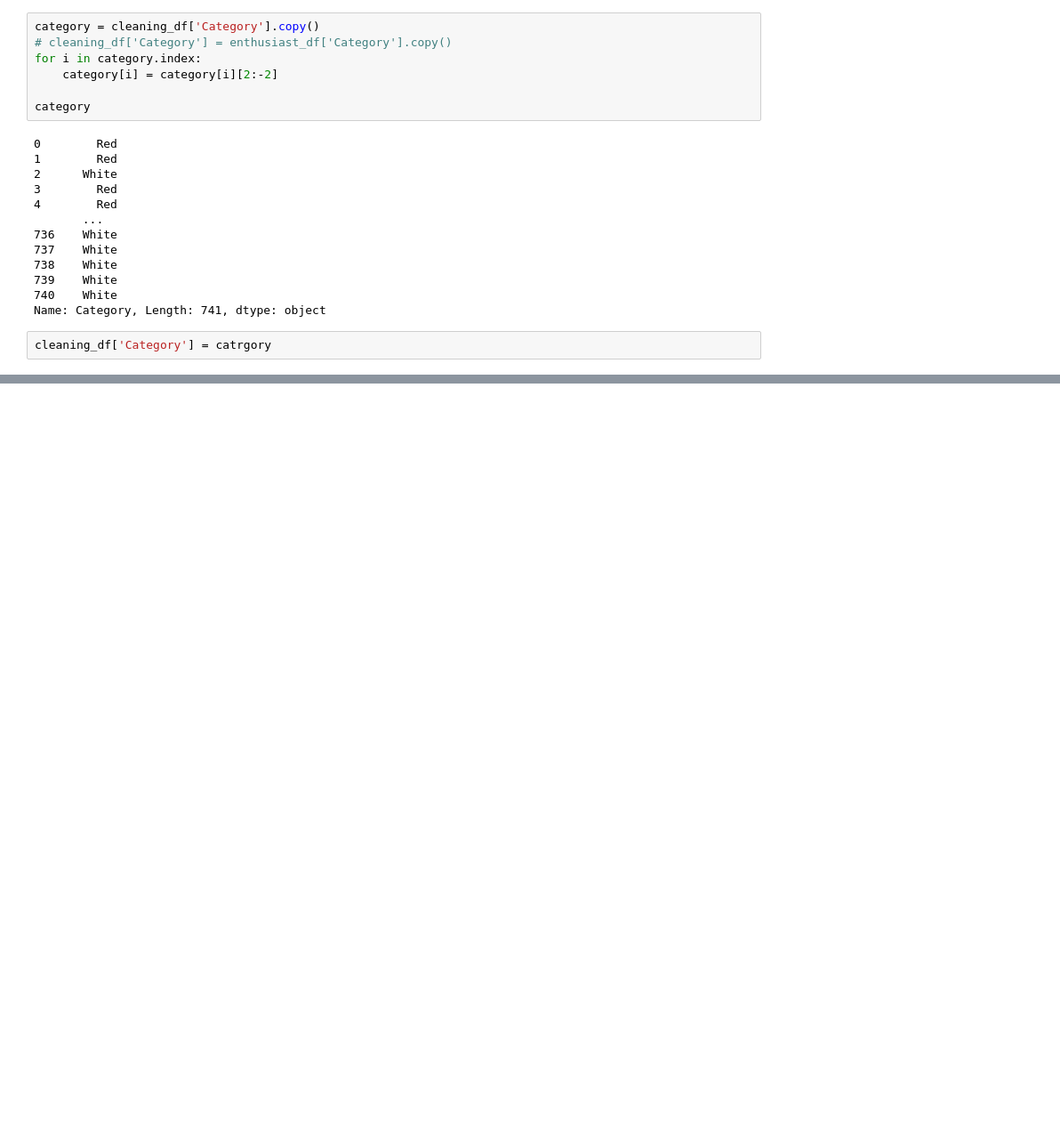
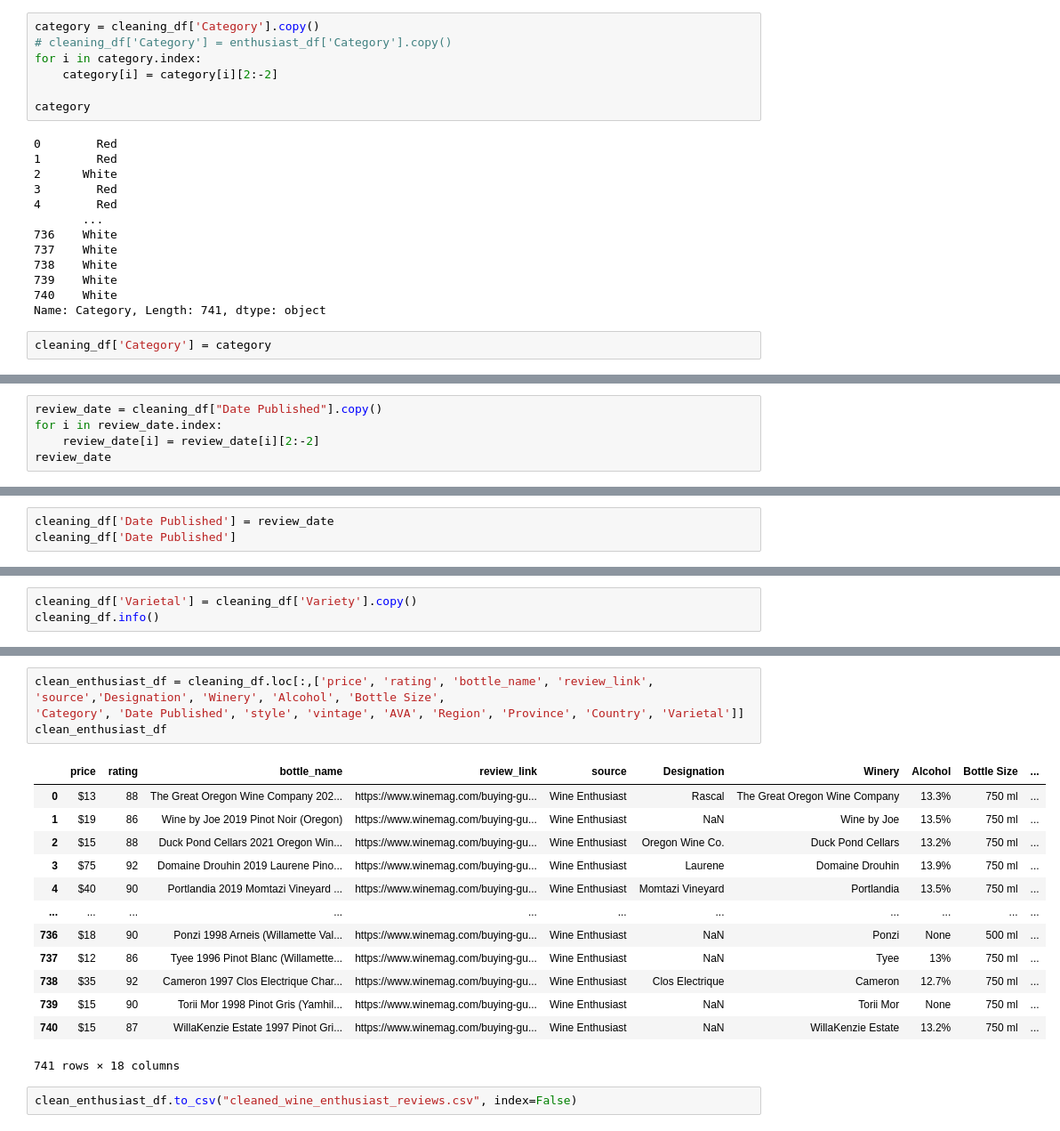
Before and after one commit to Bag0niku/Oregon_Wine, a Jupyter notebook: data/wine/nick_cleaning_wine_reviews.ipynb, the cells around one changed output, grey strips where cells are left out. Shown at 89% size. Drawn from its saved outputs; the diff is of its cells as text; blank space fills up the shorter version.

Commit message:
Wine Enthusiast reviews are clean enough to merge

```diff
--- a/data/wine/nick_cleaning_wine_reviews.ipynb
+++ b/data/wine/nick_cleaning_wine_reviews.ipynb
@@ -636,4 +636,4 @@ category
 740    White
 Name: Category, Length: 741, dtype: object
 # %%
-cleaning_df['Category'] = catrgory
+cleaning_df['Category'] = category
@@ -639,0 +645,5 @@ cleaning_df['Category'] = catrgory
+# %%
+review_date = cleaning_df["Date Published"].copy()
+for i in review_date.index:
+    review_date[i] = review_date[i][2:-2]
+review_date
@@ -639,0 +663,3 @@ cleaning_df['Category'] = catrgory
+# %%
+cleaning_df['Date Published'] = review_date
+cleaning_df['Date Published']
@@ -639,0 +679,3 @@ cleaning_df['Category'] = catrgory
+# %%
+cleaning_df['Varietal'] = cleaning_df['Variety'].copy()
+cleaning_df.info()
@@ -639,0 +700,20 @@ cleaning_df['Category'] = catrgory
+# %%
+clean_enthusiast_df = cleaning_df.loc[:,['price', 'rating', 'bottle_name', 'review_link', 'source','Designation', 'Winery', 'Alcohol', 'Bottle Size',
+'Category', 'Date Published', 'style', 'vintage', 'AVA', 'Region', 'Province', 'Country', 'Varietal']]
+clean_enthusiast_df
+# %% [output]
+|  | price | rating | bottle_name | review_link | source | Designation | Winery | Alcohol | Bottle Size | ... |
+| 0 | $13 | 88 | The Great Oregon Wine Company 202... | https://www.winemag.com/buying-gu... | Wine Enthusiast | Rascal | The Great Oregon Wine Company | 13.3% | 750 ml | ... |
+| 1 | $19 | 86 | Wine by Joe 2019 Pinot Noir (Oregon) | https://www.winemag.com/buying-gu... | Wine Enthusiast | NaN | Wine by Joe | 13.5% | 750 ml | ... |
+| 2 | $15 | 88 | Duck Pond Cellars 2021 Oregon Win... | https://www.winemag.com/buying-gu... | Wine Enthusiast | Oregon Wine Co. | Duck Pond Cellars | 13.2% | 750 ml | ... |
+| 3 | $75 | 92 | Domaine Drouhin 2019 Laurene Pino... | https://www.winemag.com/buying-gu... | Wine Enthusiast | Laurene | Domaine Drouhin | 13.9% | 750 ml | ... |
+| 4 | $40 | 90 | Portlandia 2019 Momtazi Vineyard ... | https://www.winemag.com/buying-gu... | Wine Enthusiast | Momtazi Vineyard | Portlandia | 13.5% | 750 ml | ... |
+| ... | ... | ... | ... | ... | ... | ... | ... | ... | ... | ... |
+| 736 | $18 | 90 | Ponzi 1998 Arneis (Willamette Val... | https://www.winemag.com/buying-gu... | Wine Enthusiast | NaN | Ponzi | None | 500 ml | ... |
+| 737 | $12 | 86 | Tyee 1996 Pinot Blanc (Willamette... | https://www.winemag.com/buying-gu... | Wine Enthusiast | NaN | Tyee | 13% | 750 ml | ... |
+| 738 | $35 | 92 | Cameron 1997 Clos Electrique Char... | https://www.winemag.com/buying-gu... | Wine Enthusiast | Clos Electrique | Cameron | 12.7% | 750 ml | ... |
+| 739 | $15 | 90 | Torii Mor 1998 Pinot Gris (Yamhil... | https://www.winemag.com/buying-gu... | Wine Enthusiast | NaN | Torii Mor | None | 750 ml | ... |
+| 740 | $15 | 87 | WillaKenzie Estate 1997 Pinot Gri... | https://www.winemag.com/buying-gu... | Wine Enthusiast | NaN | WillaKenzie Estate | 13.2% | 750 ml | ... |
+741 rows × 18 columns
+# %%
+clean_enthusiast_df.to_csv("cleaned_wine_enthusiast_reviews.csv", index=False)
```
Also changed, not shown: parts of 29 cells of this notebook, 1 other file.
